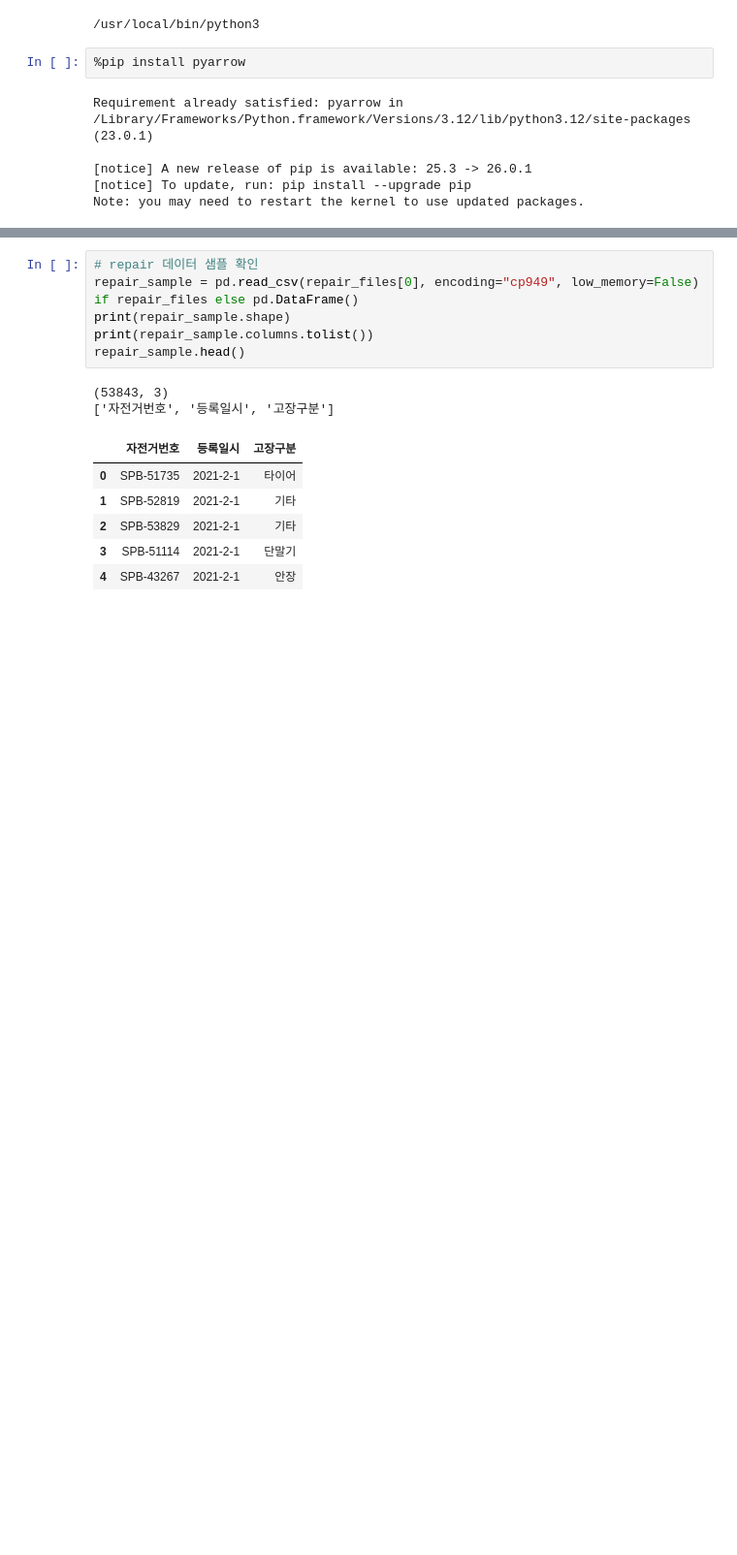
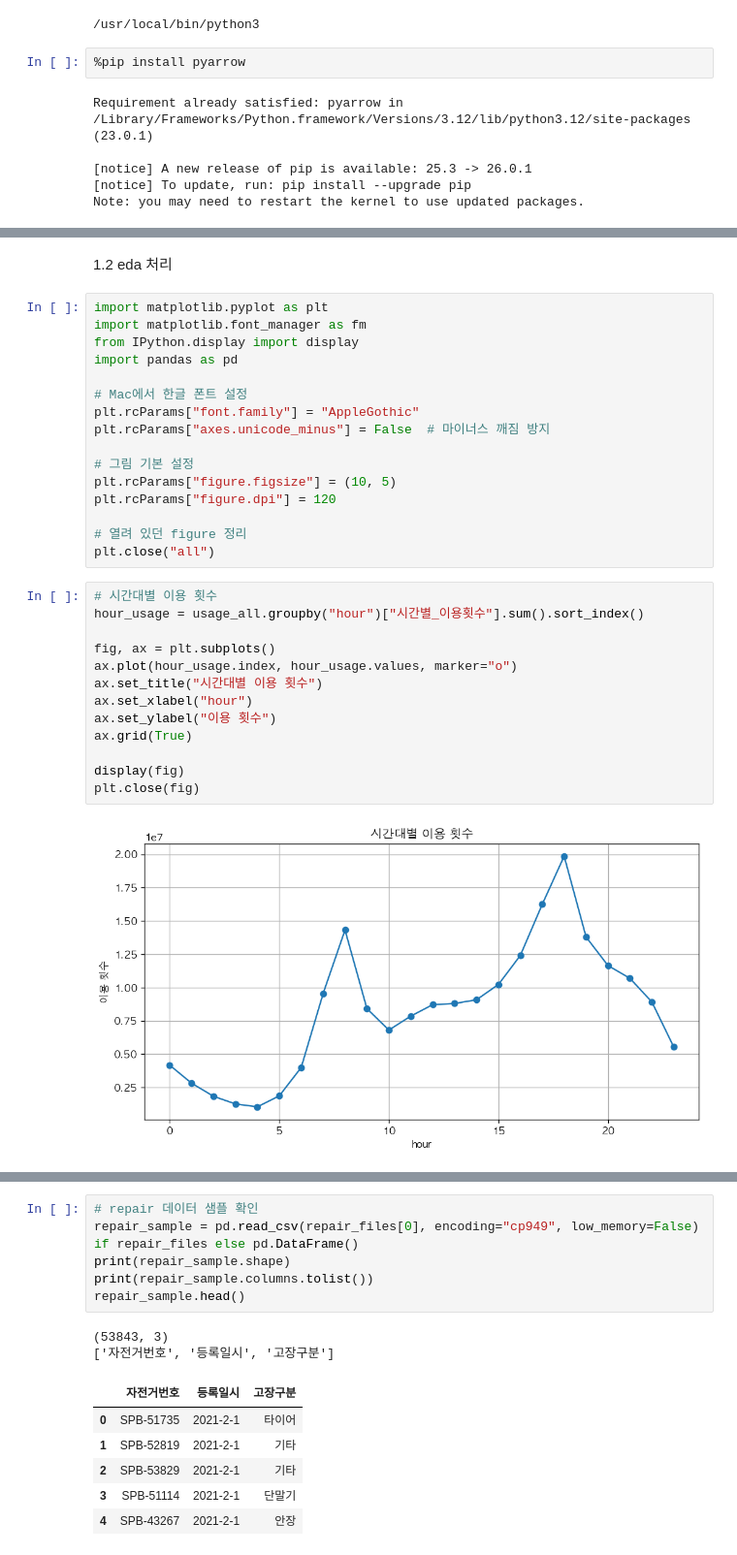
Before and after one commit to Jinx921/26-1_BITAmin_project, a Jupyter notebook: data_eda.ipynb, the cells around one changed output, grey strips where cells are left out. Shown at 97% size. Saved outputs shown, nothing was run; the diff lists cells and outputs as text; blank space fills up the shorter version.

```diff
--- a/data_eda.ipynb
+++ b/data_eda.ipynb
@@ -180,0 +180,33 @@ NameError: name 'usage_all' is not defined
+# %% [markdown]
+1.2 eda 처리
+# %%
+import matplotlib.pyplot as plt
+import matplotlib.font_manager as fm
+from IPython.display import display
+import pandas as pd
+
+# Mac에서 한글 폰트 설정
+plt.rcParams["font.family"] = "AppleGothic"
+plt.rcParams["axes.unicode_minus"] = False  # 마이너스 깨짐 방지
+
+# 그림 기본 설정
+plt.rcParams["figure.figsize"] = (10, 5)
+plt.rcParams["figure.dpi"] = 120
+
+# 열려 있던 figure 정리
+plt.close("all")
+# %%
+# 시간대별 이용 횟수
+hour_usage = usage_all.groupby("hour")["시간별_이용횟수"].sum().sort_index()
+
+fig, ax = plt.subplots()
+ax.plot(hour_usage.index, hour_usage.values, marker="o")
+ax.set_title("시간대별 이용 횟수")
+ax.set_xlabel("hour")
+ax.set_ylabel("이용 횟수")
+ax.grid(True)
+
+display(fig)
+plt.close(fig)
+# %% [output]
+[figure, added]
```
Also changed, not shown: parts of 6 cells of this notebook.
